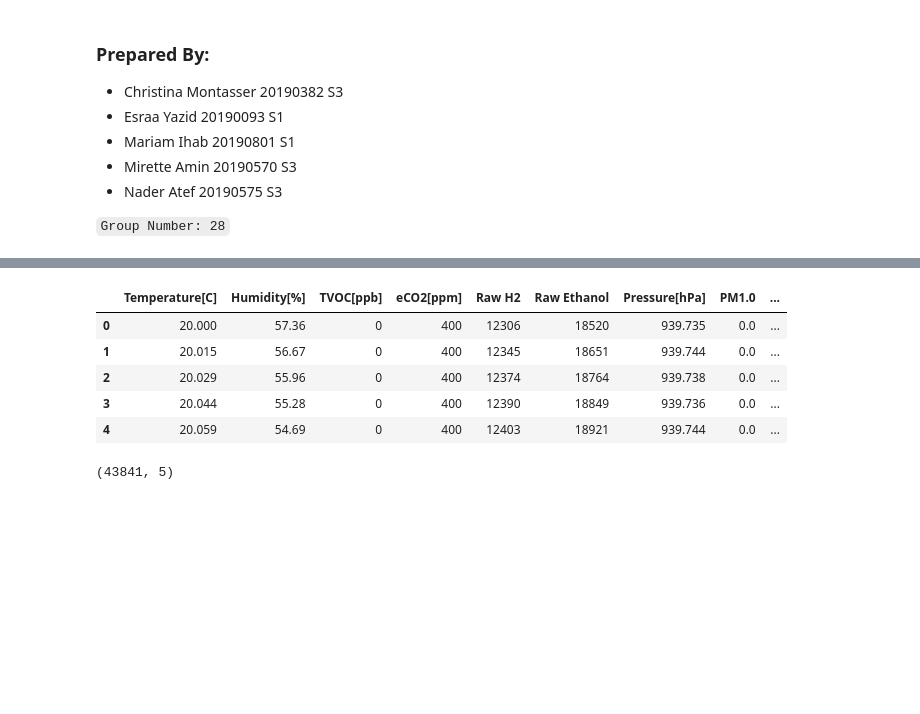
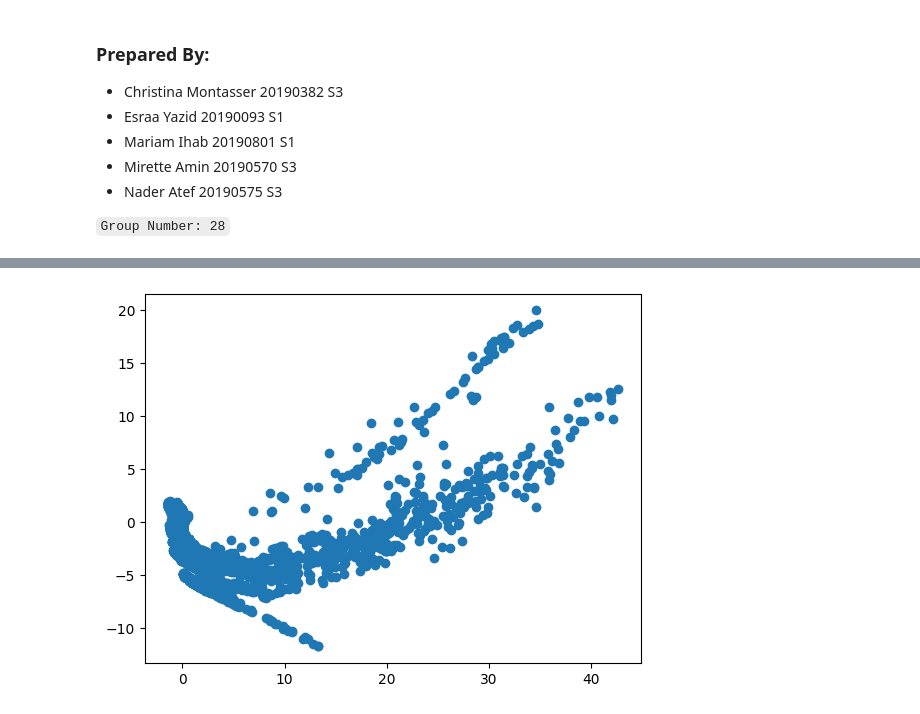
Before and after one commit to miretteamin/Simple-Competitive-Network, a Jupyter notebook: competitive_net.ipynb, the cells around one changed output, grey strips where cells are left out. Cells and saved outputs as stored; diff of their text form; code cells hidden in the pictures; blank space fills up the shorter version.

Commit message:
scaling and plot

```diff
--- a/competitive_net.ipynb
+++ b/competitive_net.ipynb
@@ -63,25 +80,22 @@ class PCA:
 # %%
 df = pd.read_csv("smoke_detection_iot.csv")
-df.drop(["Unnamed: 0", "UTC"], axis=1, inplace=True)
+df.drop(["Unnamed: 0", "UTC" , "CNT"], axis=1, inplace=True)
 y = df.pop("Fire Alarm").to_numpy()
 X = df
-
+scaler = StandardScaler()
 # Splitting Data
 X_train, X_test, _, _ = train_test_split(X, y, test_size=0.3, shuffle=True)
+x_scaled = scaler.fit_transform(X_train)
+x_test_scaled = scaler.transform(X_test)
-# %%
-df.head()
-# %% [output]
-|  | Temperature[C] | Humidity[%] | TVOC[ppb] | eCO2[ppm] | Raw H2 | Raw Ethanol | Pressure[hPa] | PM1.0 | ... |
-| 0 | 20.000 | 57.36 | 0 | 400 | 12306 | 18520 | 939.735 | 0.0 | ... |
-| 1 | 20.015 | 56.67 | 0 | 400 | 12345 | 18651 | 939.744 | 0.0 | ... |
-| 2 | 20.029 | 55.96 | 0 | 400 | 12374 | 18764 | 939.738 | 0.0 | ... |
-| 3 | 20.044 | 55.28 | 0 | 400 | 12390 | 18849 | 939.736 | 0.0 | ... |
-| 4 | 20.059 | 54.69 | 0 | 400 | 12403 | 18921 | 939.744 | 0.0 | ... |
 # %%
-pca = PCA(5)
-train = pca.fit_transform(X_train)
-test = pca.transform(X_test)
+#using 2 components only for visualization
+pca = PCA(2)
+train = pca.fit_transform(x_scaled)
+test = pca.transform(x_test_scaled)
-# %%
-train.shape
-# %% [output]
-(43841, 5)
+# %%
+import matplotlib.pyplot as plt
+
+plt.scatter(train[:,0], train[:,1])
+plt.show()
+# %% [output]
+[figure, added]
```
Also changed, not shown: parts of 4 cells of this notebook.
